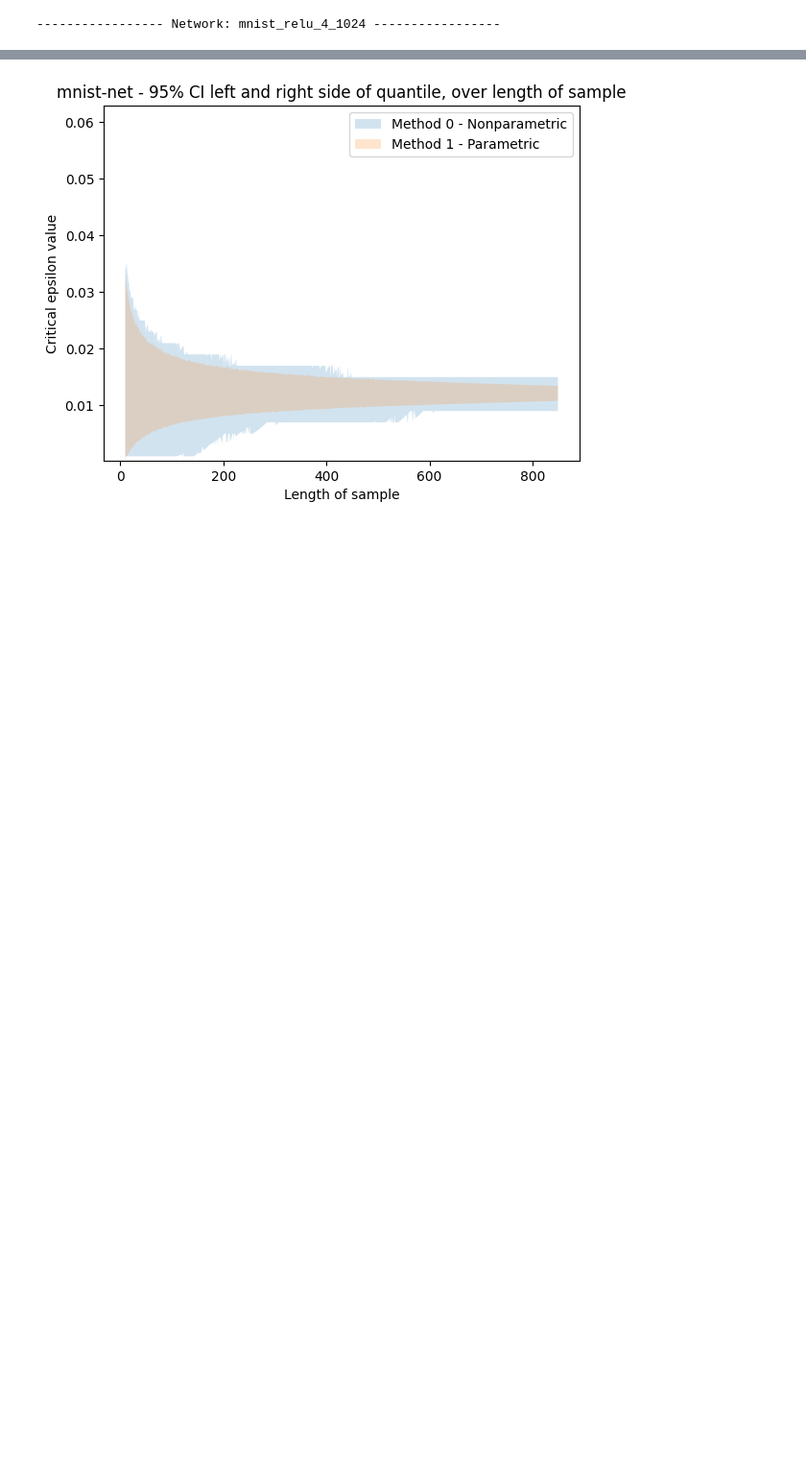
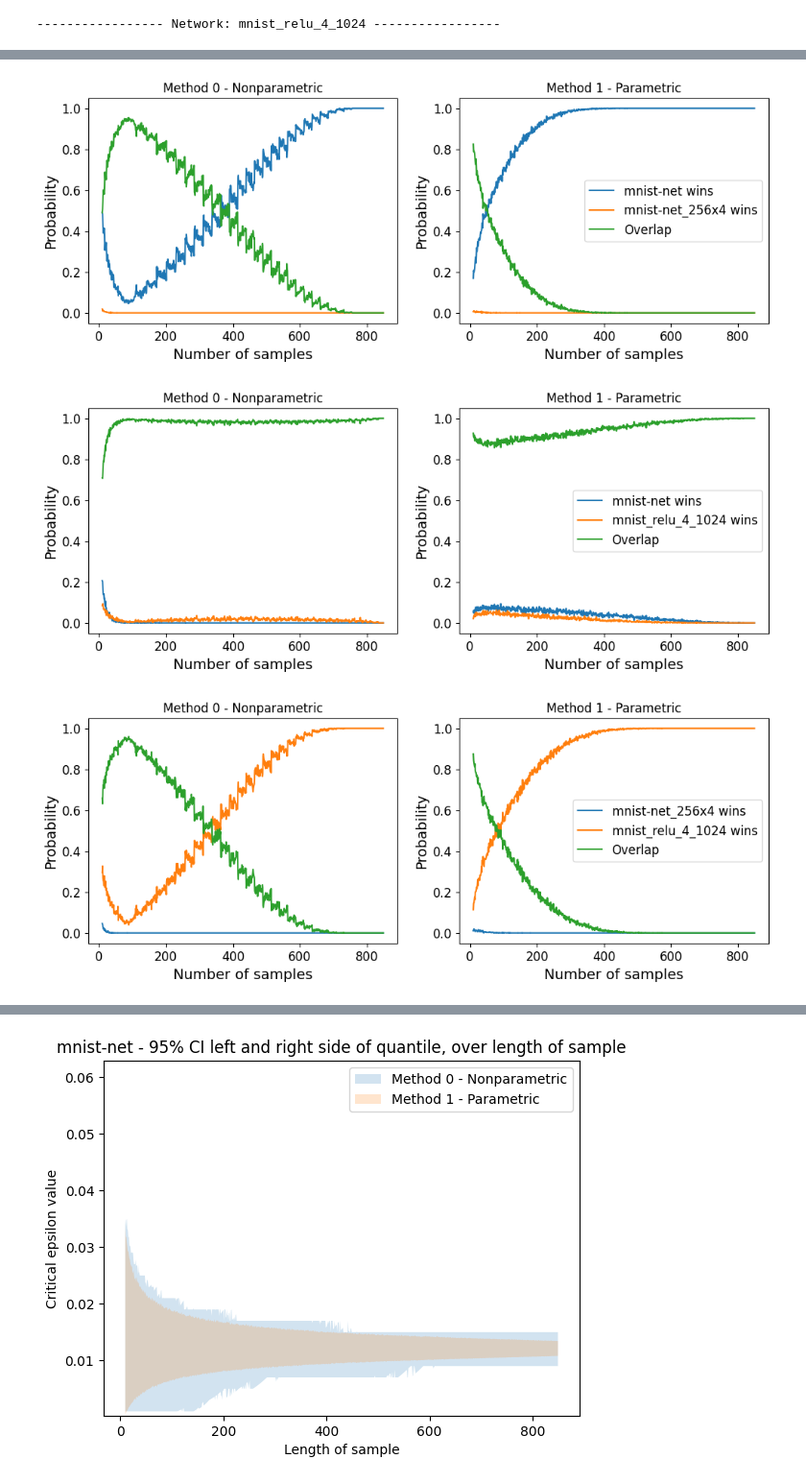
Before and after one commit to lionelkiel/Robustness-Metric, a Jupyter notebook: ResultsPlots.ipynb, the cells around one changed output, grey strips where cells are left out. Shown: that part at 96% size. Cells and saved outputs as stored; diff of their text form; code cells hidden in the pictures; blank space fills up the shorter version.

```diff
--- a/ResultsPlots.ipynb
+++ b/ResultsPlots.ipynb
@@ -60,0 +74,35 @@ figs, axs = plot_uncertainty_distribution(dat, names = ['Nonparametric', 'Parame
+# %%
+figs, axs = plot_binary(dat, names = ['Nonparametric', 'Parametric'])
+
+# Increase size of the x and y labels
+for ax in axs:
+    for i in ax:
+        i.set_xlabel('Number of samples', fontsize=14)
+        i.set_ylabel('Probability', fontsize=14)
+
+# Increase size of the x and y ticks
+for ax in axs:
+    for i in ax:
+        i.tick_params(axis='both', which='major', labelsize=12)
+
+# Increase size of the legend
+for ax in axs:
+    for i in ax:
+        i.legend(fontsize=12)
+
+# Remove legend for left plots
+for ax in axs:
+    ax[0].legend().remove()
+
+# Remove titles
+for fig in figs:
+    fig.suptitle('')
+
+# Save the three figures under the folder 'Figures/CAV'
+for i, fig in enumerate(figs):
+    network = networks[i]
+    fig.savefig(f'Figures/CAV/binary_{network}.pdf', bbox_inches='tight', dpi=500)
+# %% [output]
+[figure, added]
+[figure, added]
+[figure, added]
```
Also changed, not shown: parts of 5 cells of this notebook, 27 other files.
